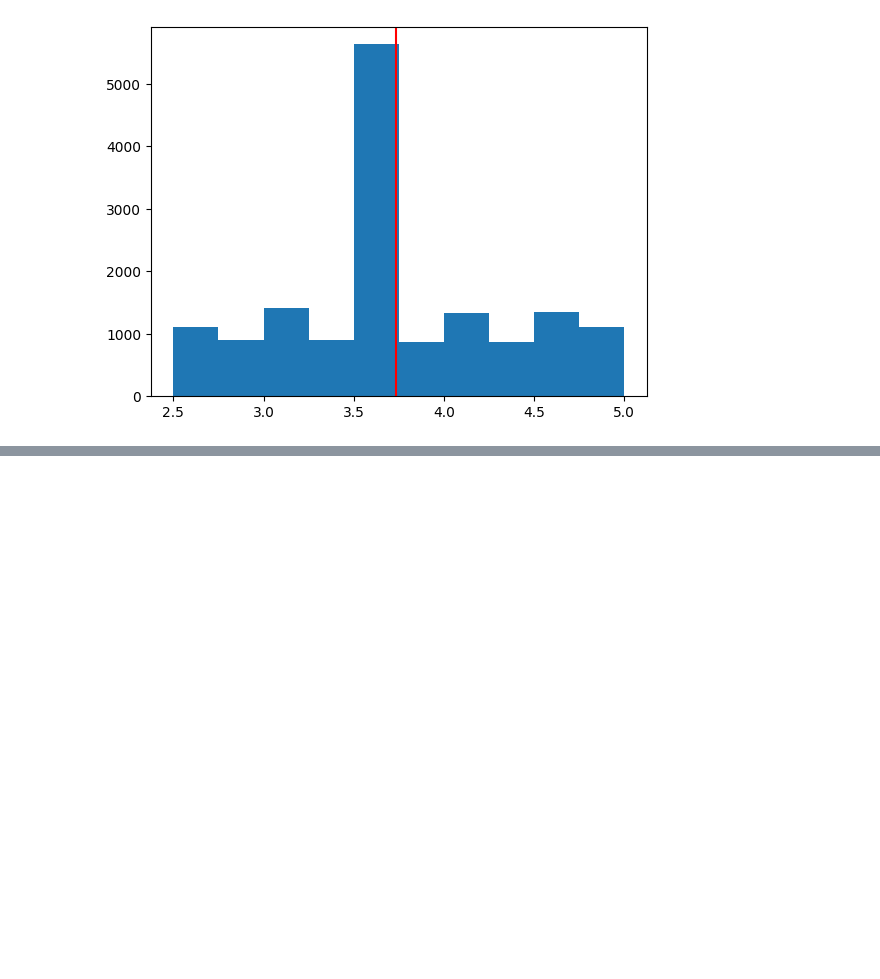
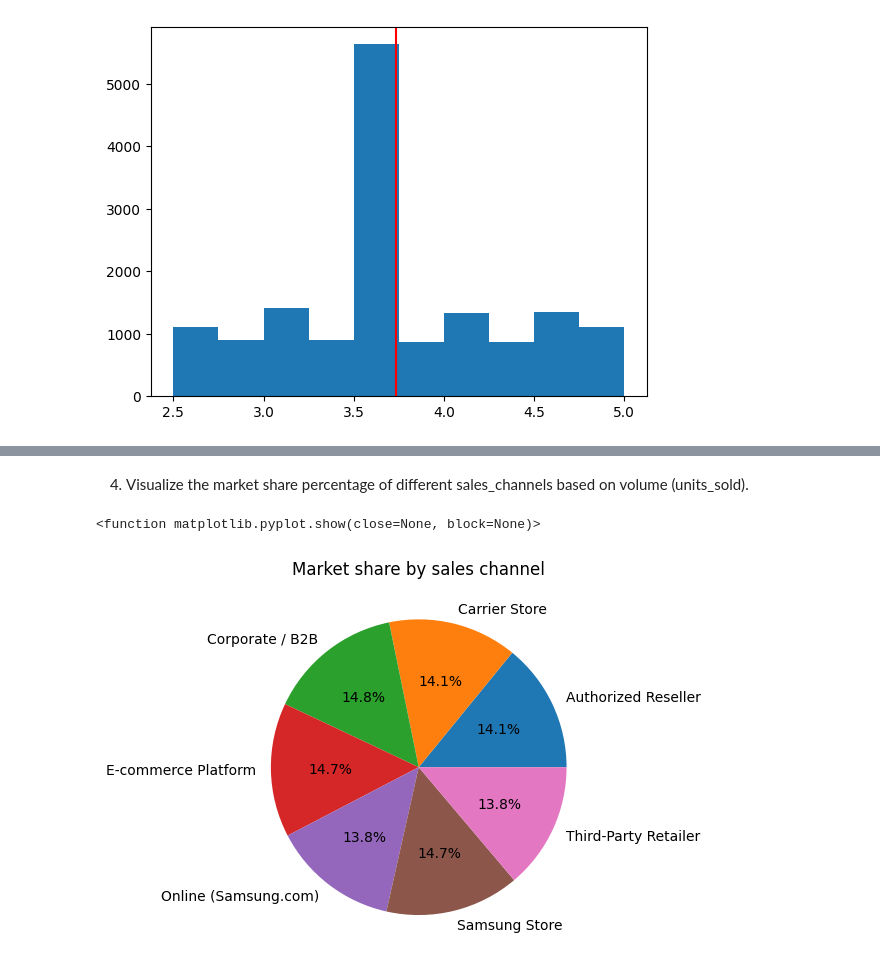
Before and after one commit to nishant8105/Python-Project, a Jupyter notebook: samsung/main.ipynb, the cells around one changed output, grey strips where cells are left out. Saved outputs shown, nothing was run; the diff lists cells and outputs as text; code cells hidden in the pictures; blank space fills up the shorter version.

```diff
--- a/samsung/main.ipynb
+++ b/samsung/main.ipynb
@@ -403,0 +414,10 @@ plt.axvline(df["customer_rating"].mean() , color = "red")
+# %% [markdown]
+4. Visualize the market share percentage of different sales_channels based on volume (units_sold).
+# %%
+market_share = df.groupby("sales_channel")["units_sold"].sum()
+plt.pie(market_share, labels= market_share.index, autopct = '%1.1f%%')
+plt.title("Market share by sales channel")
+plt.show
+# %% [output]
+<function matplotlib.pyplot.show(close=None, block=None)>
+[figure, added]
```
Also changed, not shown: parts of 1 cell of this notebook.
